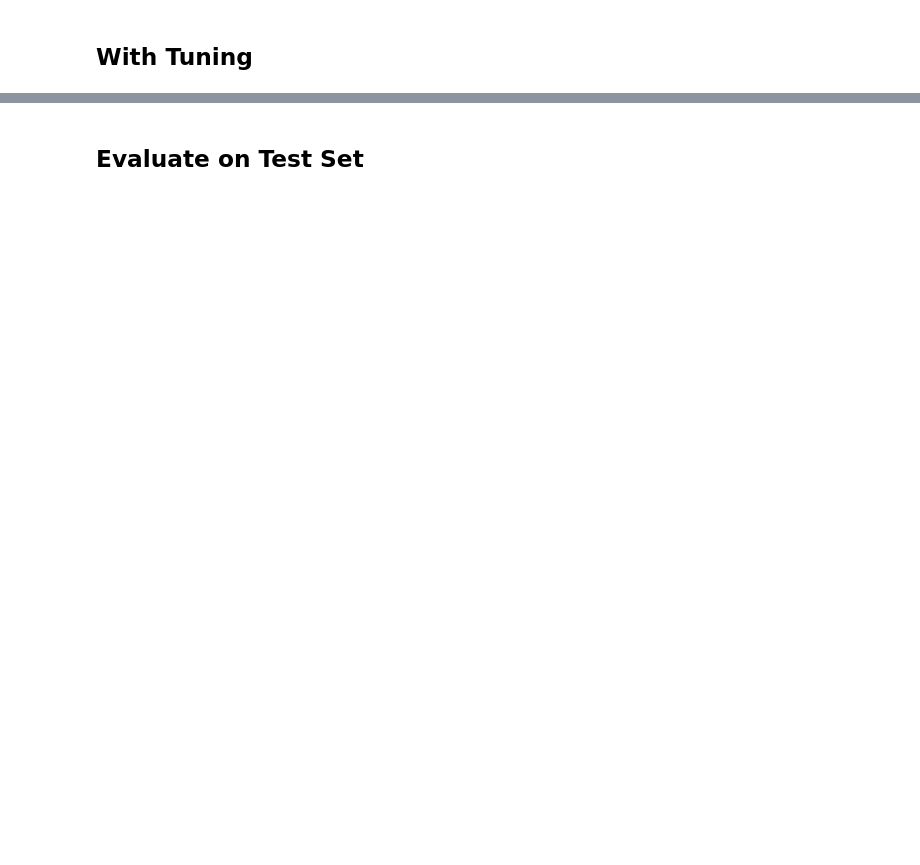
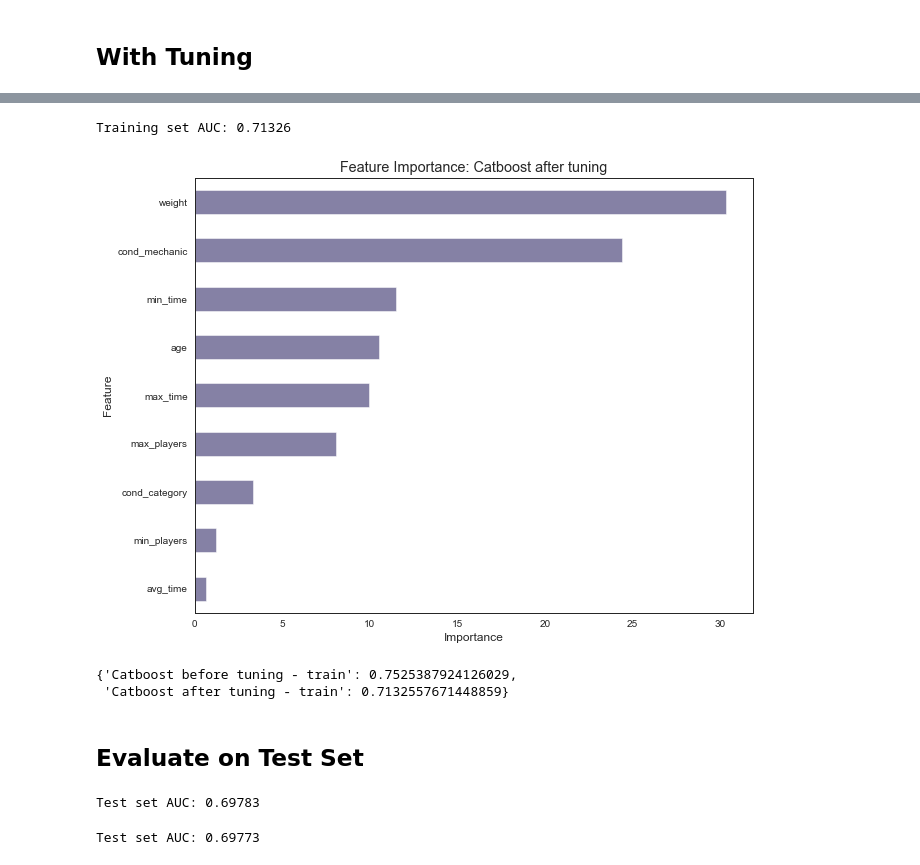
Before and after one commit to la-mcnamara/samplers, a Jupyter notebook: ParameterTuning_Hyperopt.ipynb, the cells around one changed output, grey strips where cells are left out. Drawn from its saved outputs; the diff is of its cells as text; code cells hidden in the pictures; blank space fills up the shorter version.

Commit message:
finish tuning

```diff
--- a/ParameterTuning_Hyperopt.ipynb
+++ b/ParameterTuning_Hyperopt.ipynb
@@ -183,0 +188,3 @@ Best hyperparameters: {'depth': 2, 'l2_leaf_reg': 2, 'random_strength': 1, 'rsm'
+# %%
+model_cat_tune = CatBoostClassifier(iterations=1000, learning_rate = 0.01, cat_features=cat_ftr, verbose=False, **bestparams)
+model_cat_tune.get_params()
@@ -184,2 +200,14 @@ Best hyperparameters: {'depth': 2, 'l2_leaf_reg': 2, 'random_strength': 1, 'rsm'
+# %%
+model_name = 'Catboost after tuning'
+cb_tune_auc = modelfit(model_cat_tune, X_train, y_train, modelname=model_name)
+rslt_dict[model_name + ' - train'] = cb_tune_auc
+# %% [output]
+Training set AUC: 0.71326
+[figure, added]
+# %%
+rslt_dict
+# %% [output]
+{'Catboost before tuning - train': 0.7525387924126029,
+ 'Catboost after tuning - train': 0.7132557671448859}
 # %% [markdown]
 ## Evaluate on Test Set
@@ -185,0 +224,10 @@ Best hyperparameters: {'depth': 2, 'l2_leaf_reg': 2, 'random_strength': 1, 'rsm'
+# %%
+model_name = 'Catboost before tuning'
+rslt_dict[model_name + ' - test'] = model_score(model_cat_notune, model_name, X_test, y_test)
+# %% [output]
+Test set AUC: 0.69783
+# %%
+model_name = 'Catboost after tuning'
+rslt_dict[model_name + ' - test'] = model_score(model_cat_tune, model_name, X_test, y_test)
+# %% [output]
+Test set AUC: 0.69773
```
Also changed, not shown: parts of 8 cells of this notebook, 1 other file.
